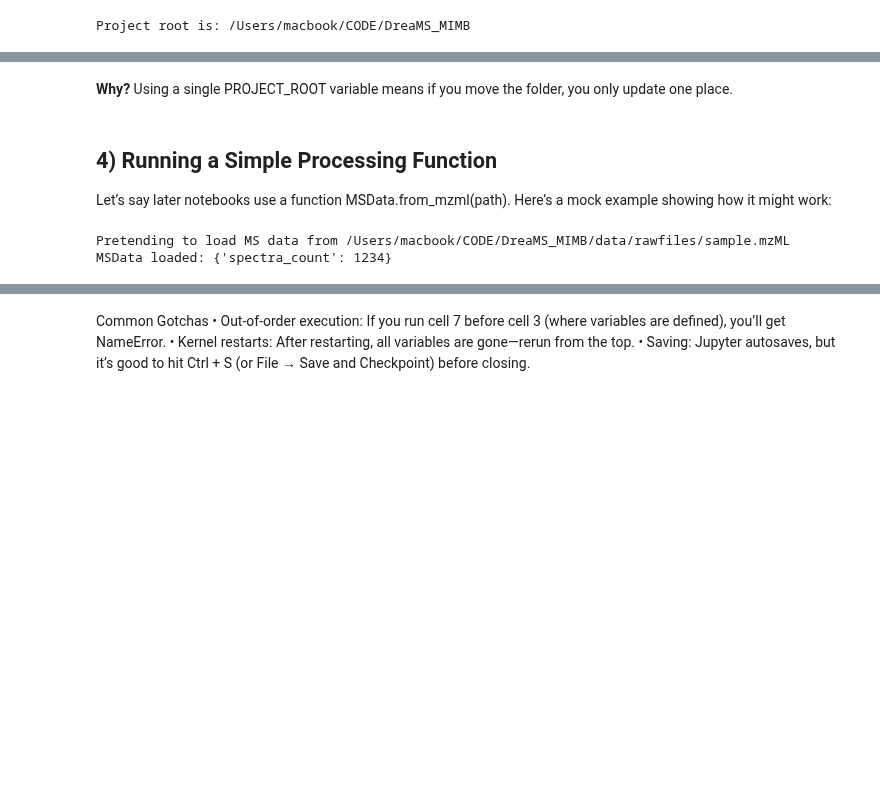
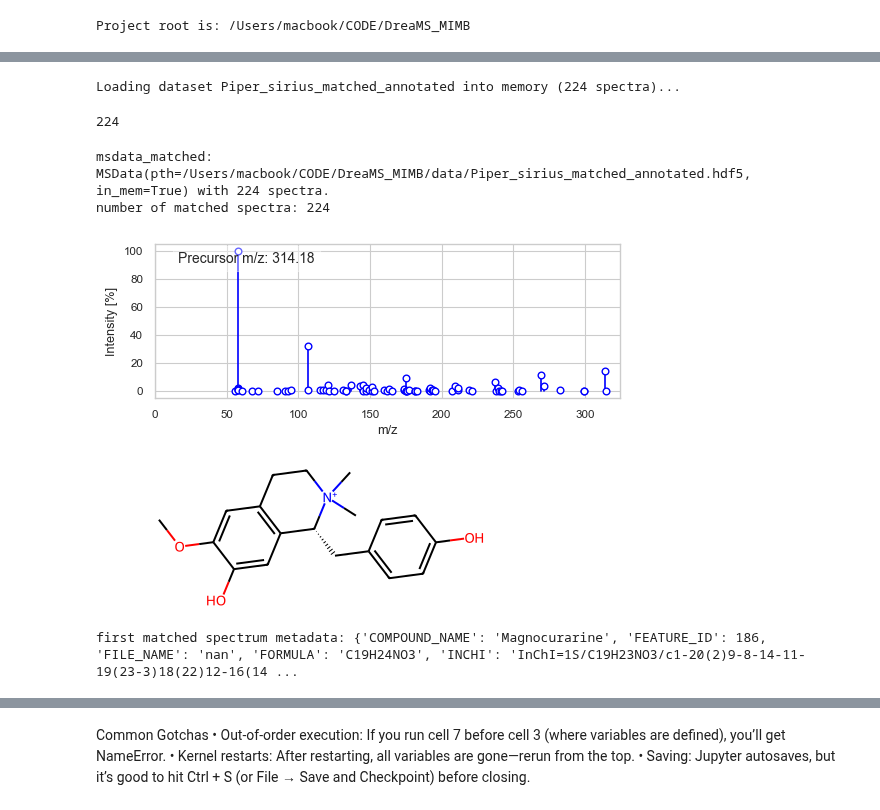
Before and after one commit to pluskal-lab/DreaMS_MIMB, a Jupyter notebook: notebooks/0_notebook_tutorial.ipynb, the cells around one changed output, grey strips where cells are left out. Cells and saved outputs as stored; diff of their text form; code cells hidden in the pictures; blank space fills up the shorter version.

Commit message:
data cleaning and easy first tutorial for notebook

```diff
--- a/notebooks/0_notebook_tutorial.ipynb
+++ b/notebooks/0_notebook_tutorial.ipynb
@@ -98 +132,6 @@ Here’s how you’d point to it and check it exists:
+# %%
+# define file paths
+smiles_csv = PROJECT_ROOT / "data" / "Piper_data_smiles.csv"
+matched_mgf = PROJECT_ROOT / "data" / "Piper_sirius_matched_annotated.mgf"
+all_mgf     = PROJECT_ROOT / "data" / "Piper_sirius_all_annotated.mgf"
 # %%
@@ -109,22 +150,25 @@ else:
-# %% [markdown]
-**Why?**
-Using a single PROJECT_ROOT variable means if you move the folder, you only update one place.
-# %% [markdown]
-## 4) Running a Simple Processing Function
-
-Let’s say later notebooks use a function MSData.from_mzml(path).
-Here’s a mock example showing how it might work:
-# %%
-# Mock of loading: replace with real import in later notebooks
-class MSData:
-    @staticmethod
-    def from_mzml(path):
-        print(f"Pretending to load MS data from {path}")
-        return {"spectra_count": 1234}
-
-# Run the mock loader
-msdata = MSData.from_mzml(raw_mzml)
-print("MSData loaded:", msdata)
-# %% [output]
-Pretending to load MS data from /Users/macbook/CODE/DreaMS_MIMB/data/rawfiles/sample.mzML
-MSData loaded: {'spectra_count': 1234}
+# %%
+# load annotated spectra
+msdata_matched = MSData.load(
+    matched_mgf,
+    in_mem=True,
+    # override the precursor column name in the MGF metadata
+    prec_mz_col="PRECURSOR_MZ"
+)
+# %% [output]
+Loading dataset Piper_sirius_matched_annotated into memory (224 spectra)...
+# %%
+len(msdata_matched)
+# %% [output]
+224
+# %%
+print(f"msdata_matched: {msdata_matched}")
+print("number of matched spectra:", len(msdata_matched))
+print("first matched spectrum metadata:",
+      msdata_matched.at(42, plot_spec=True, return_spec=False))
+# %% [output]
+msdata_matched: MSData(pth=/Users/macbook/CODE/DreaMS_MIMB/data/Piper_sirius_matched_annotated.hdf5, in_mem=True) with 224 spectra.
+number of matched spectra: 224
+[figure, added]
+[figure, added]
+first matched spectrum metadata: {'COMPOUND_NAME': 'Magnocurarine', 'FEATURE_ID': 186, 'FILE_NAME': 'nan', 'FORMULA': 'C19H24NO3', 'INCHI': 'InChI=1S/C19H23NO3/c1-20(2)9-8-14-11-19(23-3)18(22)12-16(14 ...
```
Also changed, not shown: parts of 16 cells of this notebook, 2 other files.
